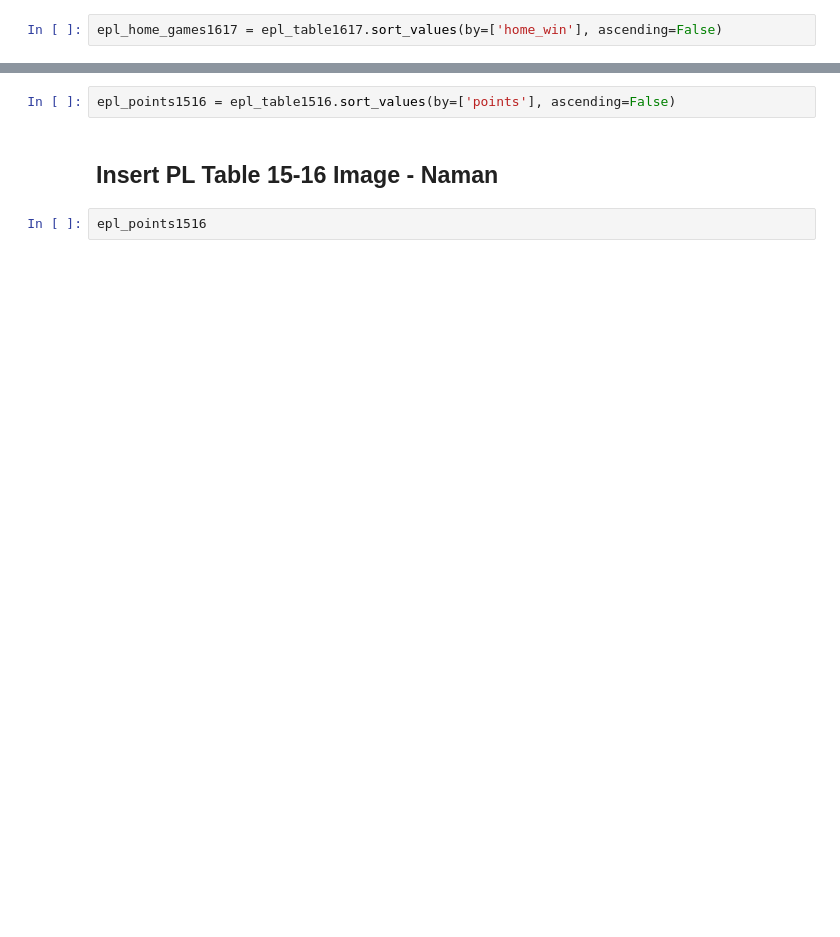
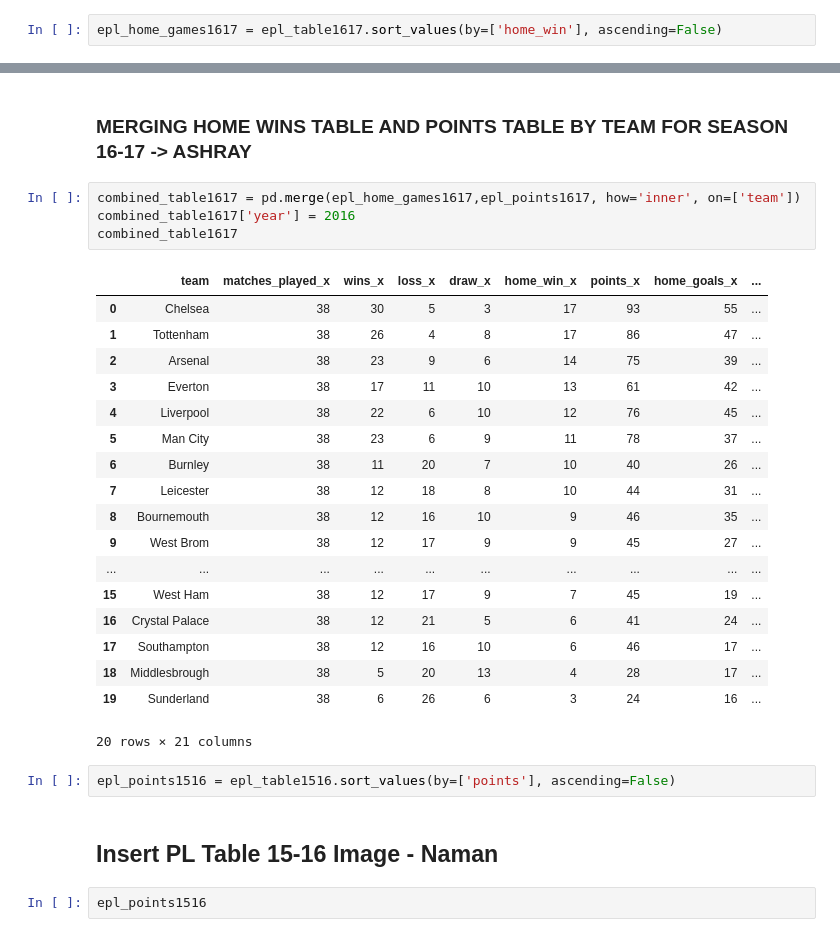
Before and after one commit to vsehgal1/320Final, a Jupyter notebook: 320Final_Project.ipynb, the cells around one changed output, grey strips where cells are left out. Saved outputs shown, nothing was run; the diff lists cells and outputs as text; blank space fills up the shorter version.

```diff
--- a/320Final_Project.ipynb
+++ b/320Final_Project.ipynb
@@ -471,4 +521,29 @@ epl_points1617.plot(x='team', y='home_win%', kind='scatter',
 [figure]
+# %% [markdown]
+### MERGING HOME WINS TABLE AND POINTS TABLE BY TEAM FOR SEASON 16-17 -> ASHRAY
+# %%
+combined_table1617 = pd.merge(epl_home_games1617,epl_points1617, how='inner', on=['team'])
+combined_table1617['year'] = 2016
+combined_table1617
+# %% [output]
+|  | team | matches_played_x | wins_x | loss_x | draw_x | home_win_x | points_x | home_goals_x | ... |
+| 0 | Chelsea | 38 | 30 | 5 | 3 | 17 | 93 | 55 | ... |
+| 1 | Tottenham | 38 | 26 | 4 | 8 | 17 | 86 | 47 | ... |
+| 2 | Arsenal | 38 | 23 | 9 | 6 | 14 | 75 | 39 | ... |
+| 3 | Everton | 38 | 17 | 11 | 10 | 13 | 61 | 42 | ... |
+| 4 | Liverpool | 38 | 22 | 6 | 10 | 12 | 76 | 45 | ... |
+| 5 | Man City | 38 | 23 | 6 | 9 | 11 | 78 | 37 | ... |
+| 6 | Burnley | 38 | 11 | 20 | 7 | 10 | 40 | 26 | ... |
+| 7 | Leicester | 38 | 12 | 18 | 8 | 10 | 44 | 31 | ... |
+| 8 | Bournemouth | 38 | 12 | 16 | 10 | 9 | 46 | 35 | ... |
+| 9 | West Brom | 38 | 12 | 17 | 9 | 9 | 45 | 27 | ... |
+| ... | ... | ... | ... | ... | ... | ... | ... | ... | ... |
+| 15 | West Ham | 38 | 12 | 17 | 9 | 7 | 45 | 19 | ... |
+| 16 | Crystal Palace | 38 | 12 | 21 | 5 | 6 | 41 | 24 | ... |
+| 17 | Southampton | 38 | 12 | 16 | 10 | 6 | 46 | 17 | ... |
+| 18 | Middlesbrough | 38 | 5 | 20 | 13 | 4 | 28 | 17 | ... |
+| 19 | Sunderland | 38 | 6 | 26 | 6 | 3 | 24 | 16 | ... |
+20 rows × 21 columns
 # %%
 epl_points1516 = epl_table1516.sort_values(by=['points'], ascending=False)
 # %% [markdown]
```
Also changed, not shown: parts of 41 cells of this notebook, 1 other file.
